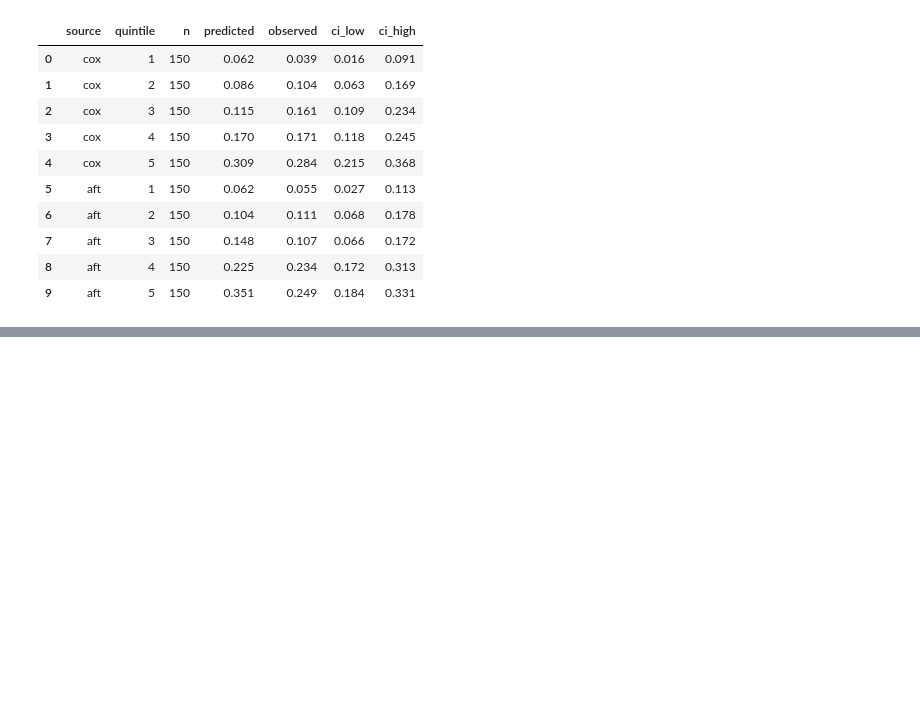
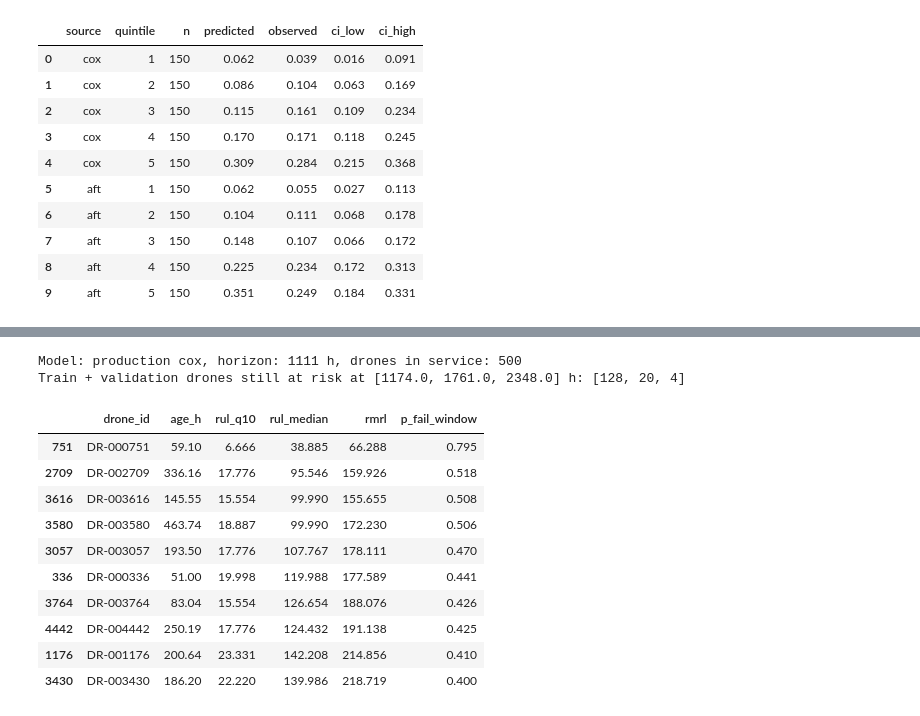
Before and after one commit to timofeytkachenko/drone_survival_analysis, a Jupyter notebook: drone_survival.ipynb, the cells around one changed output, grey strips where cells are left out. Cells and saved outputs as stored; diff of their text form; code cells hidden in the pictures; blank space fills up the shorter version.

```diff
--- a/drone_survival.ipynb
+++ b/drone_survival.ipynb
@@ -728,3 +805,29 @@ Training drones still at risk at [1174.0, 1761.0, 2348.0] h: [124, 20, 4]
+# %%
+# Drones in service at the data cut-off; current age = duration_h
+active = test[test["in_service"]]
+horizon = production.horizon
+rul = production.rul
+print(f"Model: production {forecast_name}, horizon: {horizon:.0f} h, drones in service: {len(rul)}")
+
+last_event = train_val.loc[train_val["event"] == 1, "duration_h"].max()
+support = np.array([0.5, 0.75, 1.0]) * last_event
+still_flying = [int((train_val["duration_h"] >= t).sum()) for t in support]
+print(f"Train + validation drones still at risk at {support.round().tolist()} h: {still_flying}")
+rul.sort_values("p_fail_window", ascending=False).head(10).round(3)
+# %% [output]
+Model: production cox, horizon: 1111 h, drones in service: 500
+Train + validation drones still at risk at [1174.0, 1761.0, 2348.0] h: [128, 20, 4]
+|  | drone_id | age_h | rul_q10 | rul_median | rmrl | p_fail_window |
+| 751 | DR-000751 | 59.10 | 6.666 | 38.885 | 66.288 | 0.795 |
+| 2709 | DR-002709 | 336.16 | 17.776 | 95.546 | 159.926 | 0.518 |
+| 3616 | DR-003616 | 145.55 | 15.554 | 99.990 | 155.655 | 0.508 |
+| 3580 | DR-003580 | 463.74 | 18.887 | 99.990 | 172.230 | 0.506 |
+| 3057 | DR-003057 | 193.50 | 17.776 | 107.767 | 178.111 | 0.470 |
+| 336 | DR-000336 | 51.00 | 19.998 | 119.988 | 177.589 | 0.441 |
+| 3764 | DR-003764 | 83.04 | 15.554 | 126.654 | 188.076 | 0.426 |
+| 4442 | DR-004442 | 250.19 | 17.776 | 124.432 | 191.138 | 0.425 |
+| 1176 | DR-001176 | 200.64 | 23.331 | 142.208 | 214.856 | 0.410 |
+| 3430 | DR-003430 | 186.20 | 22.220 | 139.986 | 218.719 | 0.400 |
 # %%
 rul_grid = np.linspace(0, horizon, 300)
 riskiest = rul.nlargest(5, "p_fail_window").index
```
Also changed, not shown: parts of 22 cells of this notebook, 34 other files.
